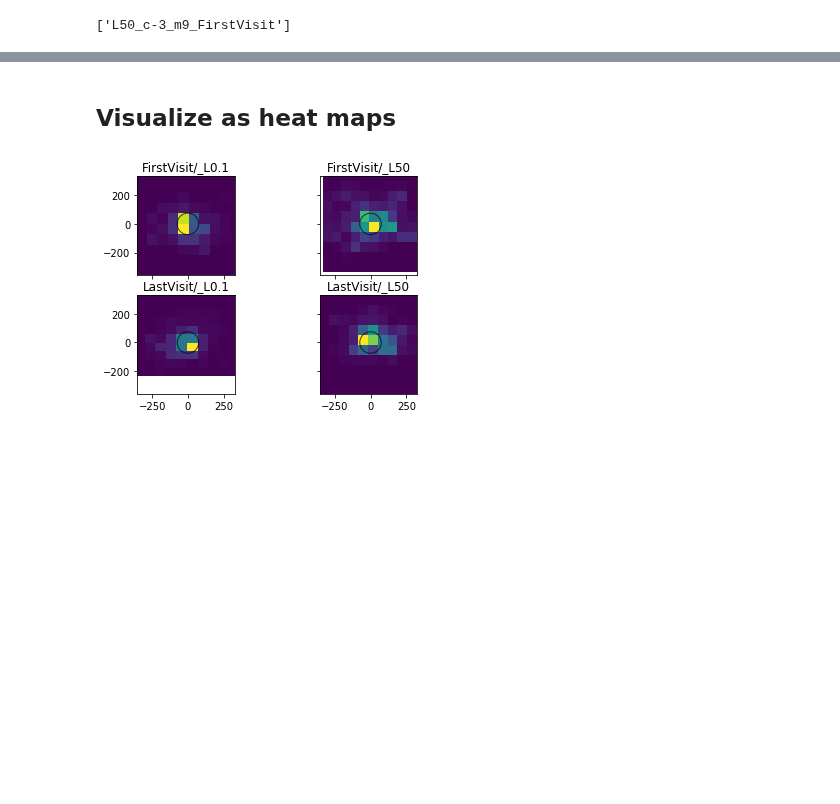
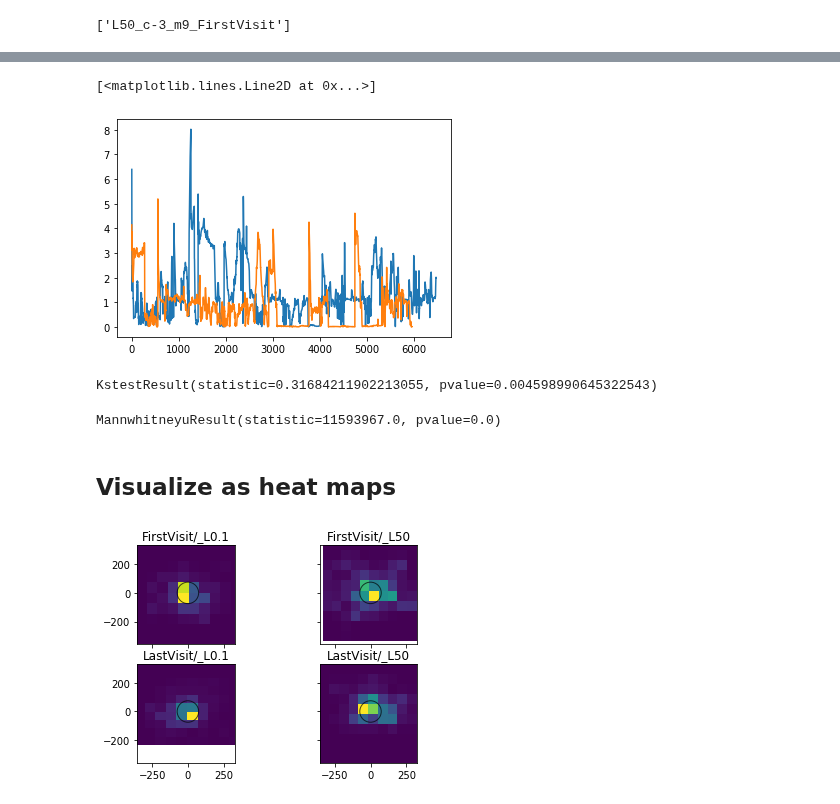
Before and after one commit to itsMahad/ManducaMultiSenseFeeding, a Jupyter notebook: P3-HistrogramsHeatMaps.ipynb, the cells around one changed output, grey strips where cells are left out. Cells and saved outputs as stored; diff of their text form; code cells hidden in the pictures; blank space fills up the shorter version.

```diff
--- a/P3-HistrogramsHeatMaps.ipynb
+++ b/P3-HistrogramsHeatMaps.ipynb
@@ -184,0 +196,3 @@ Ks_2sampResult(statistic=0.033775218552654654, pvalue=8.18778389529021e-07)
+# %%
+newlist_high = [x for x in r_high if np.isnan(x) == False]
+newlist_low = [x for x in r_low if np.isnan(x) == False]
@@ -185,3 +203,17 @@ Ks_2sampResult(statistic=0.033775218552654654, pvalue=8.18778389529021e-07)
+# %%
+plt.plot(newlist_high)
+plt.plot(newlist_low)
+# %% [output]
+[<matplotlib.lines.Line2D at 0x...>]
+[figure, added]
+# %%
+stats.ks_2samp(newlist_high, newlist_low)
+# %% [output]
+KstestResult(statistic=0.31684211902213055, pvalue=0.004598990645322543)
+# %%
+stats.mannwhitneyu(newlist_high, newlist_low)
+# %% [output]
+MannwhitneyuResult(statistic=11593967.0, pvalue=0.0)
 # %% [markdown]
 ## Visualize as heat maps
 # %%
```
Also changed, not shown: parts of 7 cells of this notebook.
